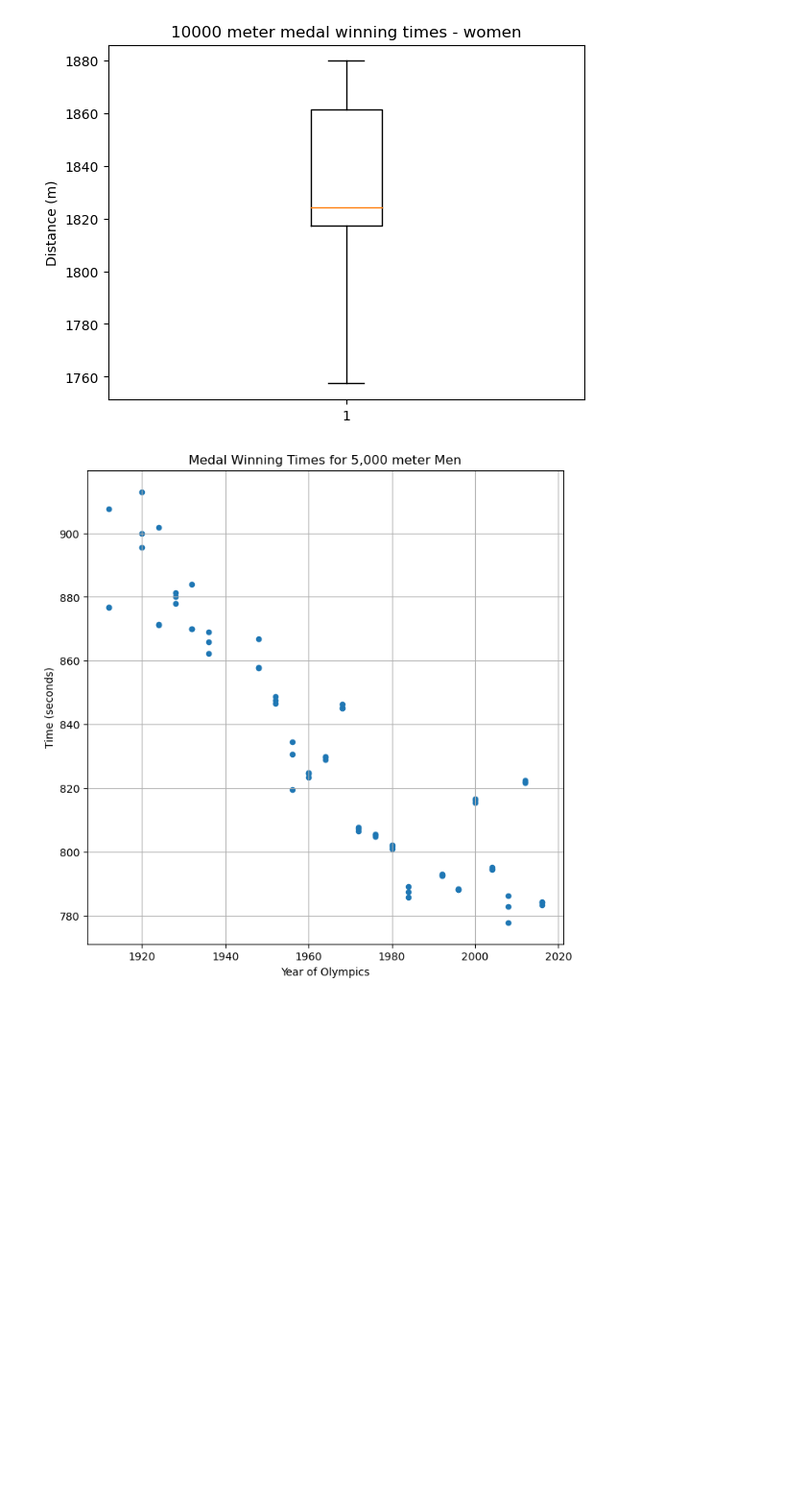
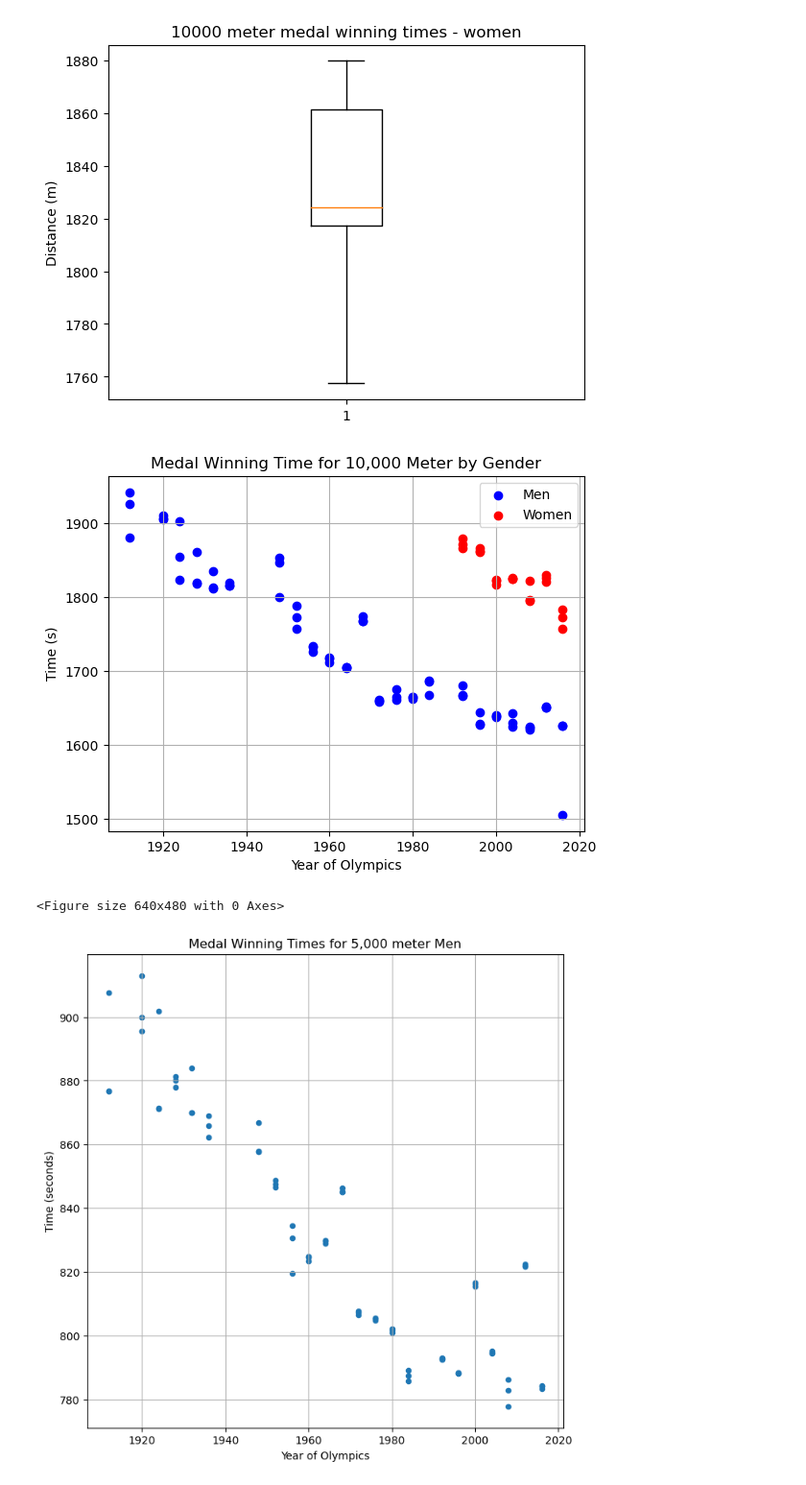
Before and after one commit to BlufferMK/Olympics_Project, a Jupyter notebook: OlympicPy.ipynb, the cells around one changed output. Shown at 96% size. Cells and saved outputs as stored; diff of their text form; code cells hidden in the pictures; blank space fills up the shorter version.

Commit message:
updated output files

```diff
--- a/OlympicPy.ipynb
+++ b/OlympicPy.ipynb
@@ -196,6 +196,27 @@ plt.show()
 # %% [output]
 [figure]
 [figure]
+# %%
+# ten thousand cross-gender create scatter plot
+plt.scatter(ten_thousand_m_df["Year"], ten_thousand_m_df["Time"], color='blue',
+            label = 'Men')
+plt.scatter(ten_thousand_w_df["Year"], ten_thousand_w_df["Time"], color='red',
+            label = 'Women')
+
+plt.title("Medal Winning Time for 10,000 Meter by Gender")
+plt.xlabel("Year of Olympics")
+plt.ylabel("Time (s)")
+plt.grid(True)
+plt.legend()
+
+#show plot
+plt.show()
+
+#save the plot
+plt.savefig("output_files/scatterplots/10000m_both.png")
+# %% [output]
+[figure, added]
+<Figure size 640x480 with 0 Axes>
 # %%
 # five thousand men create scatter plot
 five_thousand_m_df.plot(kind="scatter", x="Year", y="Time", grid=True, figsize=(8,8),
```
Also changed, not shown: parts of 17 cells of this notebook, 14 other files.
